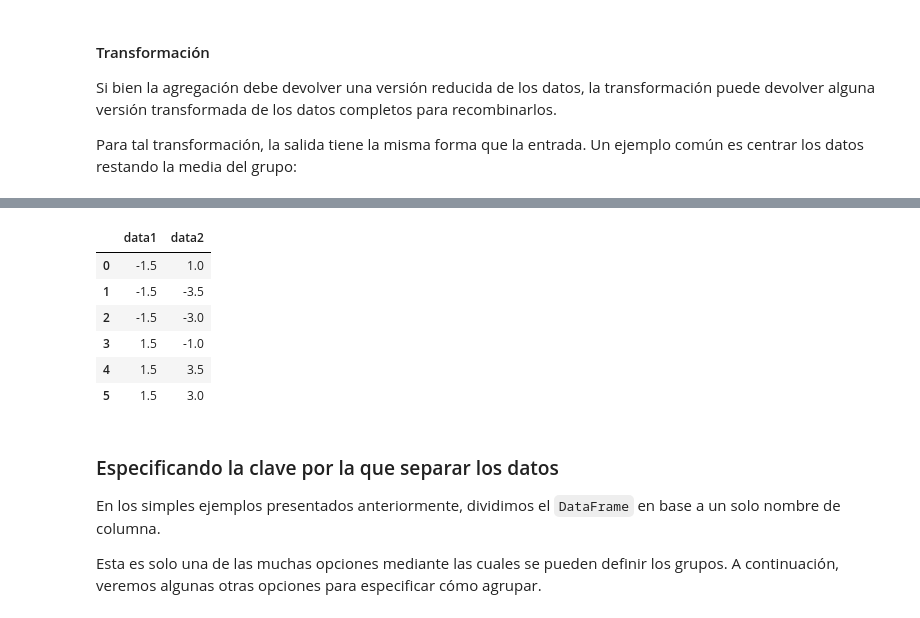
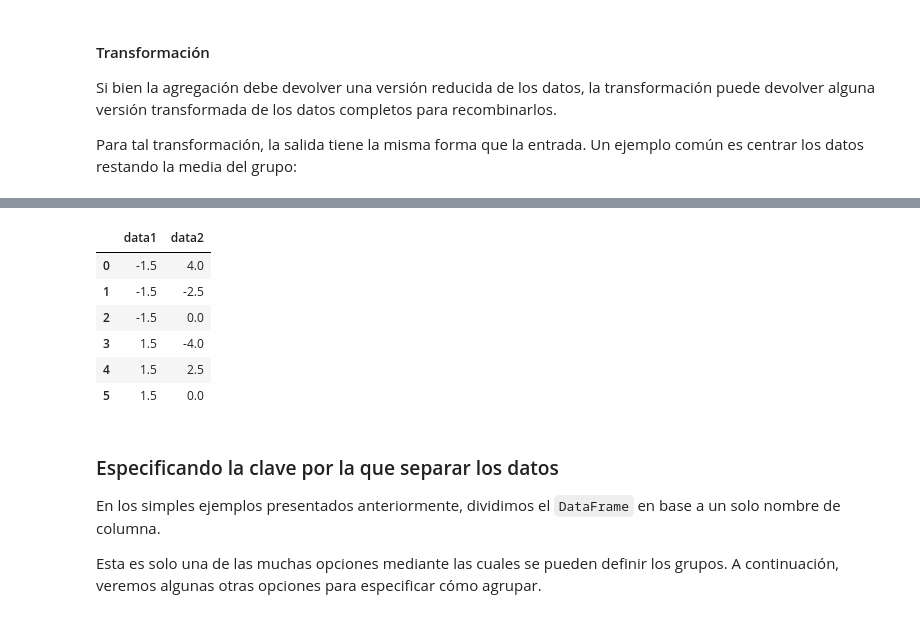
Before and after one commit to JuanDG5/DS-part-time-sep2020, a Jupyter notebook: semana_7/dia_1/1_Pandas_AggregationandGrouping.ipynb, the cells around one changed output, grey strips where cells are left out. Cells and saved outputs as stored; diff of their text form; code cells hidden in the pictures.

```diff
--- a/semana_7/dia_1/1_Pandas_AggregationandGrouping.ipynb
+++ b/semana_7/dia_1/1_Pandas_AggregationandGrouping.ipynb
@@ -607,13 +603,13 @@ Un ejemplo común es centrar los datos restando la media del grupo:
 # %%
-df.groupby('key').transform(lambda x: x - x.mean())
+df.groupby('key').apply(lambda x: x - x.mean())
 # %% [output]
 |  | data1 | data2 |
-| 0 | -1.5 | 1.0 |
-| 1 | -1.5 | -3.5 |
-| 2 | -1.5 | -3.0 |
-| 3 | 1.5 | -1.0 |
-| 4 | 1.5 | 3.5 |
-| 5 | 1.5 | 3.0 |
+| 0 | -1.5 | 4.0 |
+| 1 | -1.5 | -2.5 |
+| 2 | -1.5 | 0.0 |
+| 3 | 1.5 | -4.0 |
+| 4 | 1.5 | 2.5 |
+| 5 | 1.5 | 0.0 |
 # %% [markdown]
 ### Especificando la clave por la que separar los datos
 
```
Also changed, not shown: parts of 21 cells of this notebook, 5 other files.
